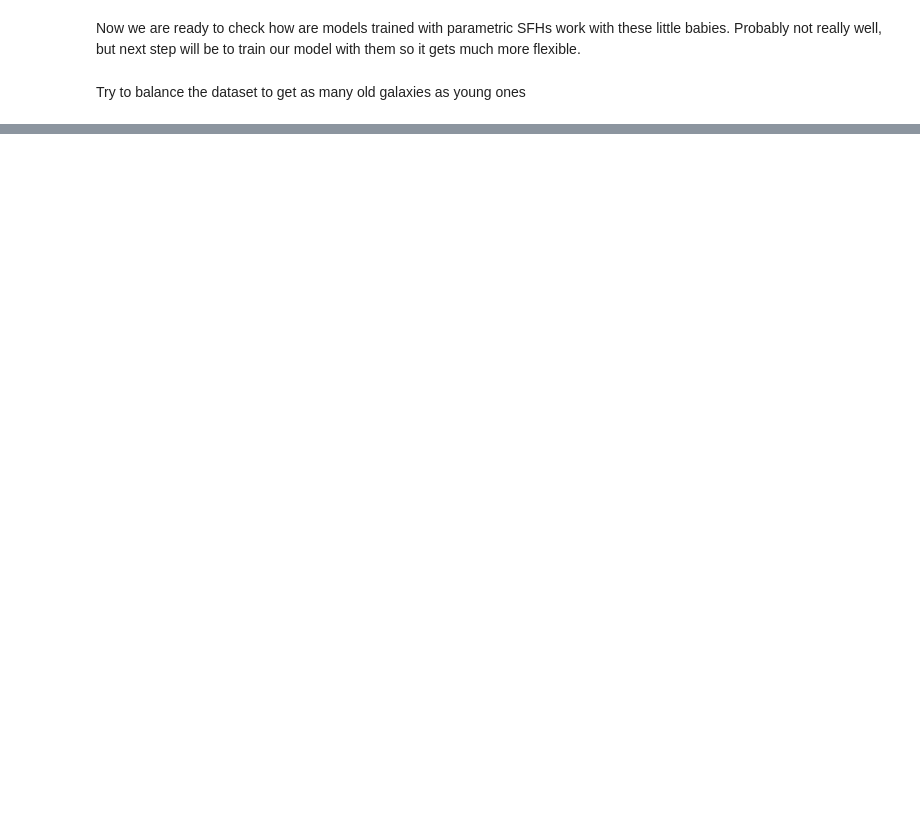
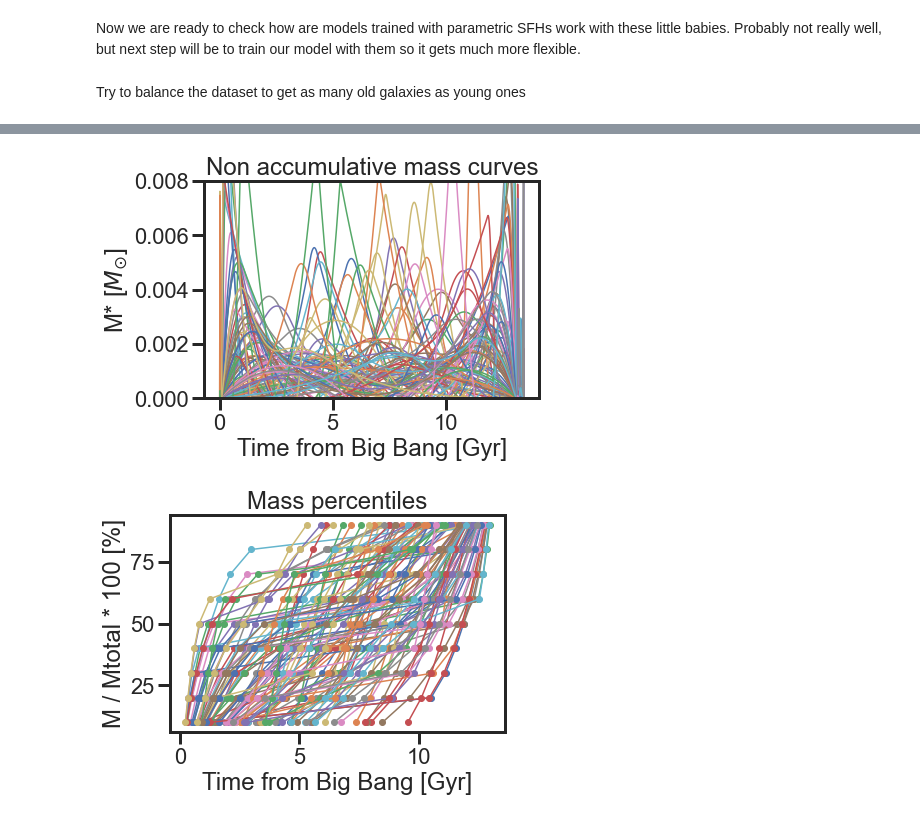
Before and after one commit to patriglesias/SBI_SFHs, a Jupyter notebook: non_parametric_sfh/first_non_parametric_sfh_db.ipynb, the cells around one changed output, grey strips where cells are left out. Drawn from its saved outputs; the diff is of its cells as text; code cells hidden in the pictures; blank space fills up the shorter version.

```diff
--- a/non_parametric_sfh/first_non_parametric_sfh_db.ipynb
+++ b/non_parametric_sfh/first_non_parametric_sfh_db.ipynb
@@ -245,0 +249,22 @@ plt.show()
+# %%
+n=100
+t,ms,percentiles=generate_weights_from_SFHs_non_param(n,tx_alpha=1) #random mass
+
+for i in range(n):
+    plt.plot(t[i,:],ms[i,:])
+plt.title('Non accumulative mass curves')
+plt.ylabel('M* [$M_{\\odot}$]')
+plt.xlabel('Time from Big Bang [Gyr]')
+plt.ylim(0,0.008)
+#plt.xlim(-0.1,3)
+plt.show()
+
+for i in range(n):
+    plt.plot(percentiles[i,:],np.arange(10,100,10),'-o')
+plt.title('Mass percentiles')
+plt.xlabel('Time from Big Bang [Gyr]')
+plt.ylabel('M / Mtotal * 100 [%]')
+plt.show()
+# %% [output]
+[figure, added]
+[figure, added]
```
Also changed, not shown: parts of 4 cells of this notebook, 10 other files.
